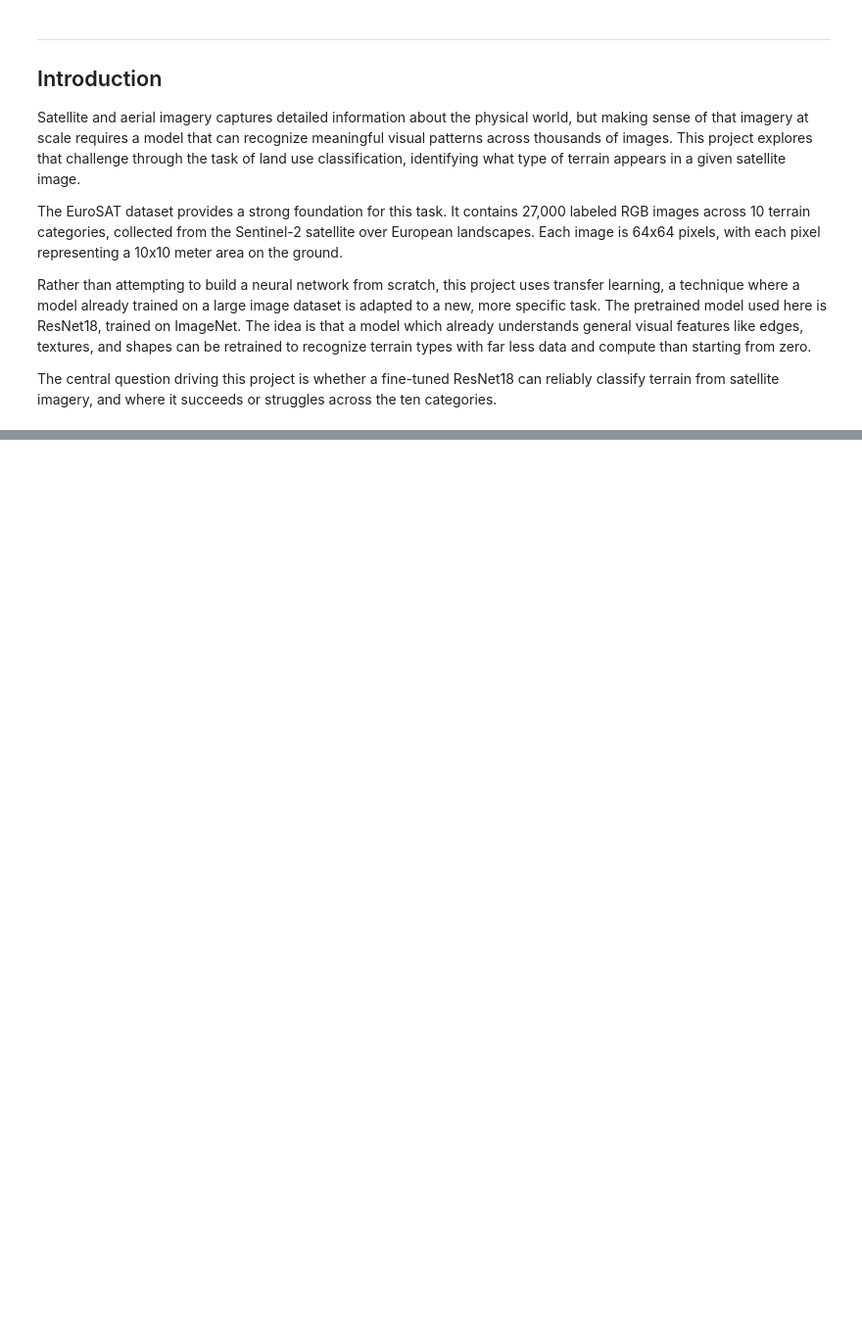
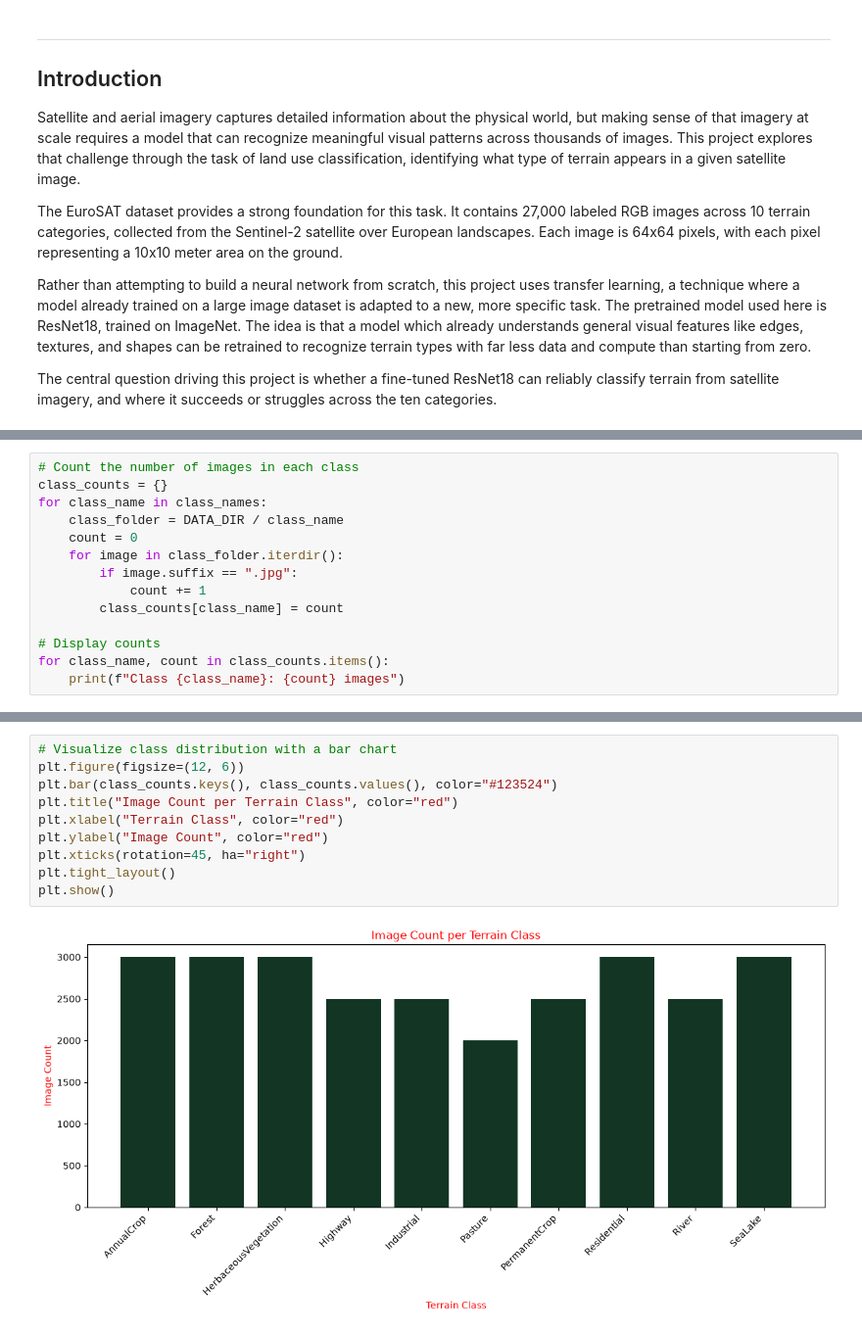
Before and after one commit to jpitts-dev/aerial-scene-classifier, a Jupyter notebook: notebook.ipynb, the cells around one changed output, grey strips where cells are left out. Shown at 98% size. Saved outputs shown, nothing was run; the diff lists cells and outputs as text; blank space fills up the shorter version.

Commit message:
Add Methods and Data Analysis to the notebook and Session 2 in the development log

```diff
--- a/notebook.ipynb
+++ b/notebook.ipynb
@@ -24,0 +59,14 @@ The central question driving this project is whether a fine-tuned ResNet18 can r
+# %%
+# Count the number of images in each class
+class_counts = {}
+for class_name in class_names:
+    class_folder = DATA_DIR / class_name
+    count = 0
+    for image in class_folder.iterdir():
+        if image.suffix == ".jpg":
+            count += 1
+        class_counts[class_name] = count
+
+# Display counts
+for class_name, count in class_counts.items():
+    print(f"Class {class_name}: {count} images")
@@ -24,0 +84,12 @@ The central question driving this project is whether a fine-tuned ResNet18 can r
+# %%
+# Visualize class distribution with a bar chart
+plt.figure(figsize=(12, 6))
+plt.bar(class_counts.keys(), class_counts.values(), color="#123524")
+plt.title("Image Count per Terrain Class", color="red")
+plt.xlabel("Terrain Class", color="red")
+plt.ylabel("Image Count", color="red")
+plt.xticks(rotation=45, ha="right")
+plt.tight_layout()
+plt.show()
+# %% [output]
+[figure, added]
```
Also changed, not shown: parts of 7 cells of this notebook, 1 other file.
